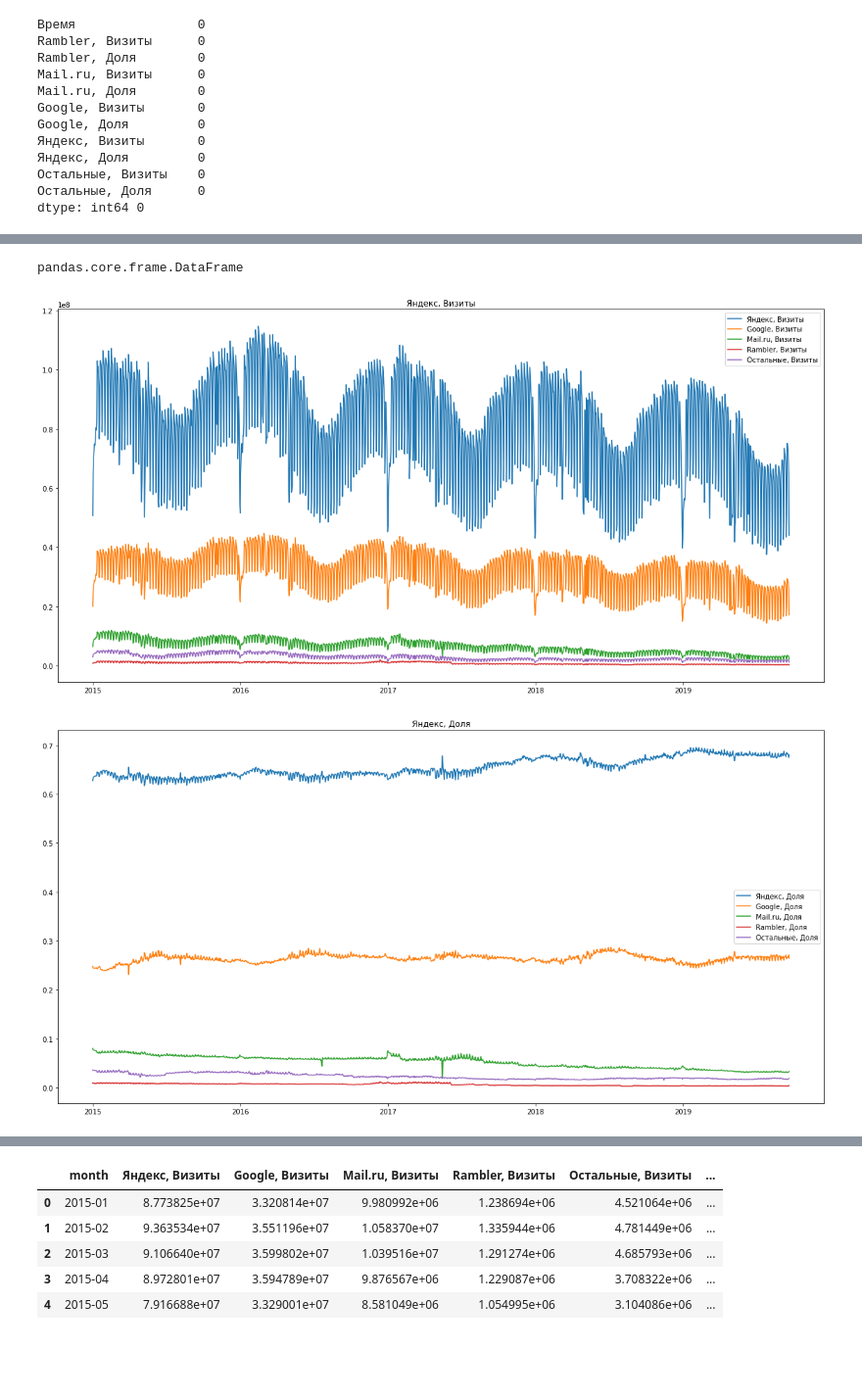
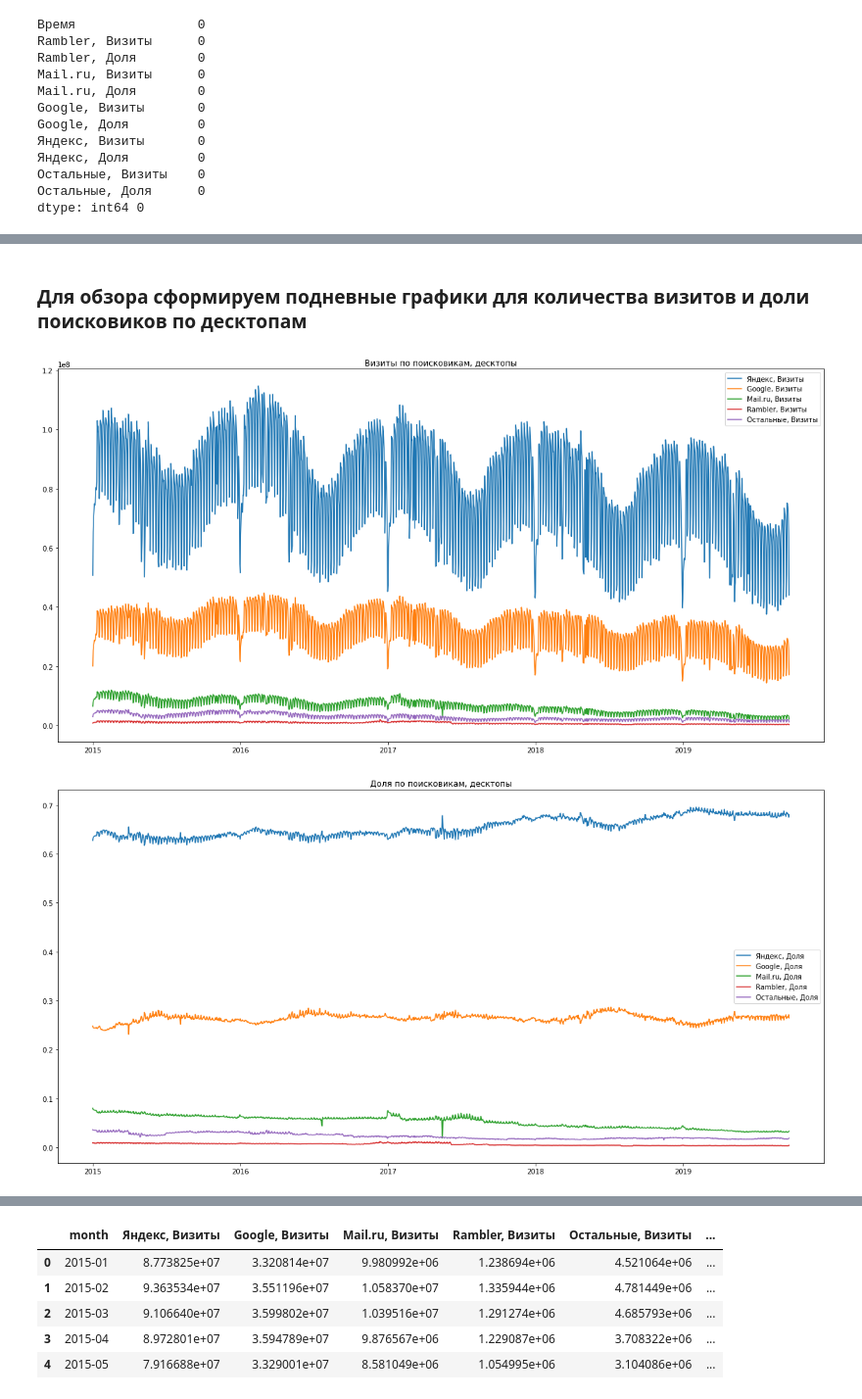
Before and after one commit to ayulic/yandex_tasks, a Jupyter notebook: yandex_task_2.2.ipynb, the cells around one changed output, grey strips where cells are left out. Shown at 98% size. Saved outputs shown, nothing was run; the diff lists cells and outputs as text; code cells hidden in the pictures; blank space fills up the shorter version.

```diff
--- a/yandex_task_2.2.ipynb
+++ b/yandex_task_2.2.ipynb
@@ -7,5 +16,5 @@ import matplotlib.pyplot as plt
 # %%
-search = pd.read_csv('/home/yulic/Jupyter/yandex/search.csv')
+search = pd.read_csv('search.csv')
 # %%
 search.head()
 # %% [output]
@@ -55,6 +76,10 @@ search['month'] = search['date'].map(lambda x: x.strftime('%Y-%m'))
 search['month_num'] = search['date'].dt.month
 search['week_num'] = search['date'].dt.week
 search['year'] = search['date'].dt.year
+search['weekday'] = search['date'].dt.weekday
+search['week'] = ( pd.to_datetime(search['date'], unit='d')
+    - pd.to_timedelta(search['date'].dt.dayofweek, unit='d'))
+search['noyear'] = search['date'].map(lambda x: x.strftime('%m-%d'))
 # %%
 search.head()
 # %% [output]
@@ -73,37 +92,35 @@ search.hist(ax=ax);
-# %%
-pd.DataFrame
-# %% [output]
-pandas.core.frame.DataFrame
+# %% [markdown]
+### Для обзора сформируем подневные графики для количества визитов и доли поисковиков по десктопам
 # %%
 fig = plt.figure(figsize = (20,10))
 ax1 = plt.subplot(1,1,1)
 #ax1.set_xticks(search.index)
 #ax1.set_xticklabels(search['month'],
 #                   fontsize = 10,   #  Размер шрифта
 #                   color = 'black',    #  Цвет текста
 #                   rotation = 90,   #  Поворот текста
 #                   verticalalignment =  'top')    #  Вертикальное выравнивание
 plt.plot(
     search['date'],
     search[['Яндекс, Визиты', 'Google, Визиты', 'Mail.ru, Визиты', 'Rambler, Визиты', 'Остальные, Визиты']],
 #    label = {'Яндекс, Визиты':'2'}
 );
 #ax1.set_label('test')
 ax1.legend(['Яндекс, Визиты', 'Google, Визиты', 'Mail.ru, Визиты', 'Rambler, Визиты', 'Остальные, Визиты'])
 
-ax1.set_title('Яндекс, Визиты')
+ax1.set_title('Визиты по поисковикам, десктопы')
 
 
 
 
 fig = plt.figure(figsize = (20,10))
 ax2 = plt.subplot(1,1,1);
 plt.plot(
     search['date'],
     search[['Яндекс, Доля', 'Google, Доля', 'Mail.ru, Доля', 'Rambler, Доля', 'Остальные, Доля']]);
 #plt.plot(search['date'],search['Google, Доля']);
 ax2.legend(['Яндекс, Доля', 'Google, Доля', 'Mail.ru, Доля', 'Rambler, Доля', 'Остальные, Доля'])
-ax2.set_title('Яндекс, Доля');
+ax2.set_title('Доля по поисковикам, десктопы');
 # %% [output]
-[figure, old version]
+[figure, new version]
-[figure, old version]
+[figure, new version]
```
Also changed, not shown: parts of 23 cells of this notebook, 3 other files.
